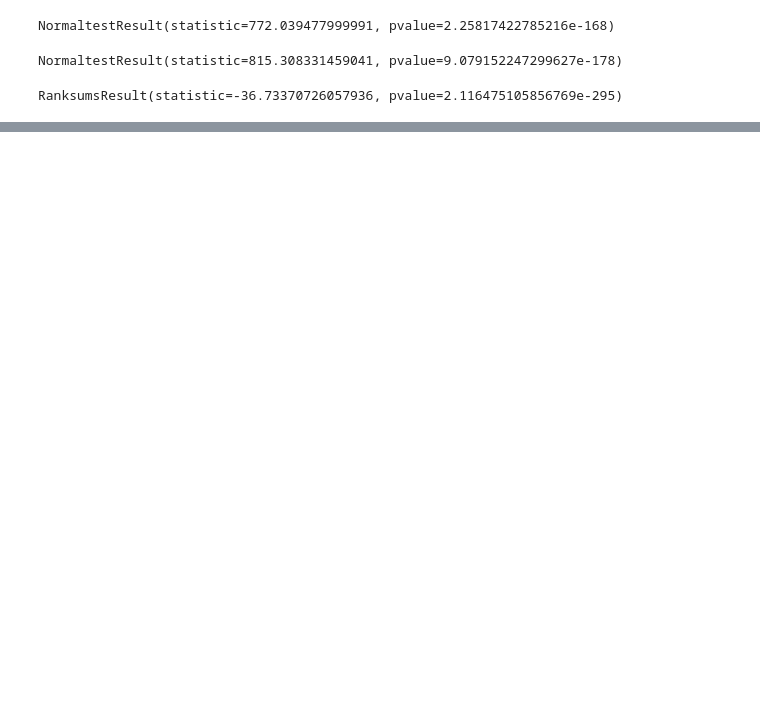
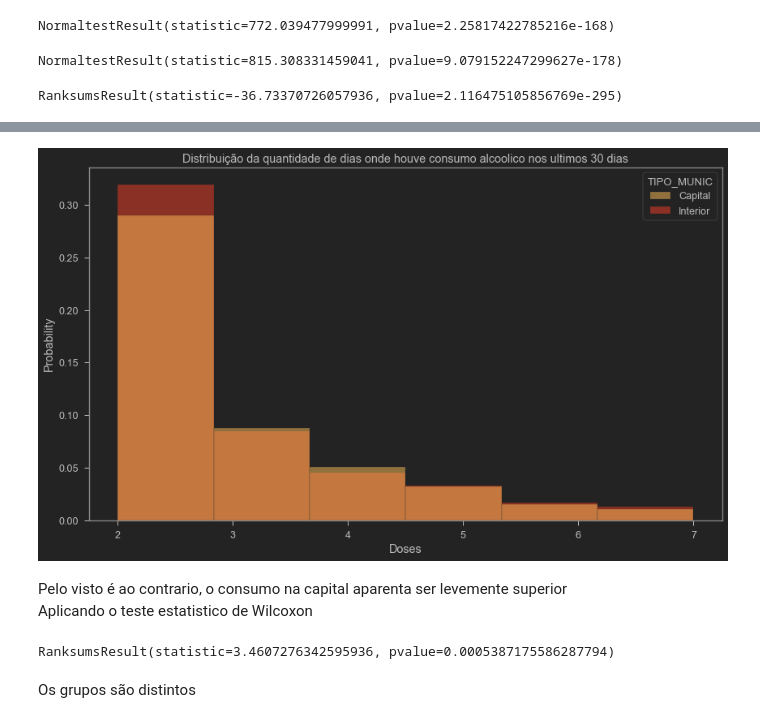
Before and after one commit to Igor-Arantes/Bootcamp-Data-Science-Aplicada, a Jupyter notebook: Igor_Arantes_Desafio_03.ipynb, the cells around one changed output, grey strips where cells are left out. Saved outputs shown, nothing was run; the diff lists cells and outputs as text; code cells hidden in the pictures; blank space fills up the shorter version.

```diff
--- a/Igor_Arantes_Desafio_03.ipynb
+++ b/Igor_Arantes_Desafio_03.ipynb
@@ -340,0 +427,13 @@ RanksumsResult(statistic=-36.73370726057936, pvalue=2.116475105856769e-295)
+# %%
+histplot_segregado_(dados[dados['VB05004']>1][dados['VB05004']!=99],'VB05004','TIPO_MUNIC','Distribuição da quantidade de dias onde houve consumo alcoolico nos ultimos 30 dias','Doses',tipo_municipio)
+# %% [output]
+[figure, added]
+# %% [markdown]
+Pelo visto é ao contrario, o consumo na capital aparenta ser levemente superior
+Aplicando o teste estatistico de Wilcoxon
+# %%
+ranksums(dados['VB05004'][dados['VB05004']!=99][dados['VB05004']>1][dados['TIPO_MUNIC']==1], dados['VB05004'][dados['VB05004']!=99][dados['VB05004']>1][dados['TIPO_MUNIC']==2])
+# %% [output]
+RanksumsResult(statistic=3.4607276342595936, pvalue=0.0005387175586287794)
+# %% [markdown]
+Os grupos são distintos
```
Also changed, not shown: parts of 21 cells of this notebook.
